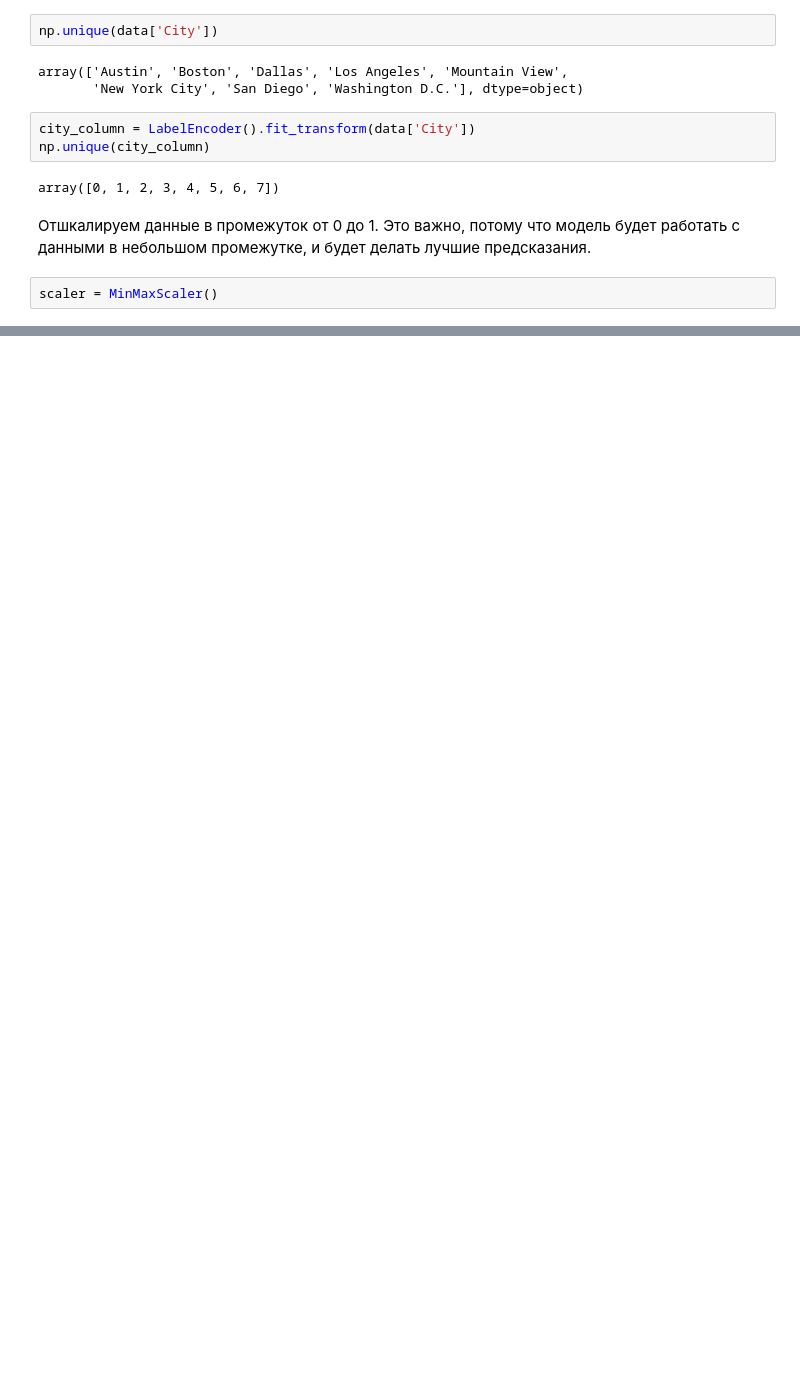
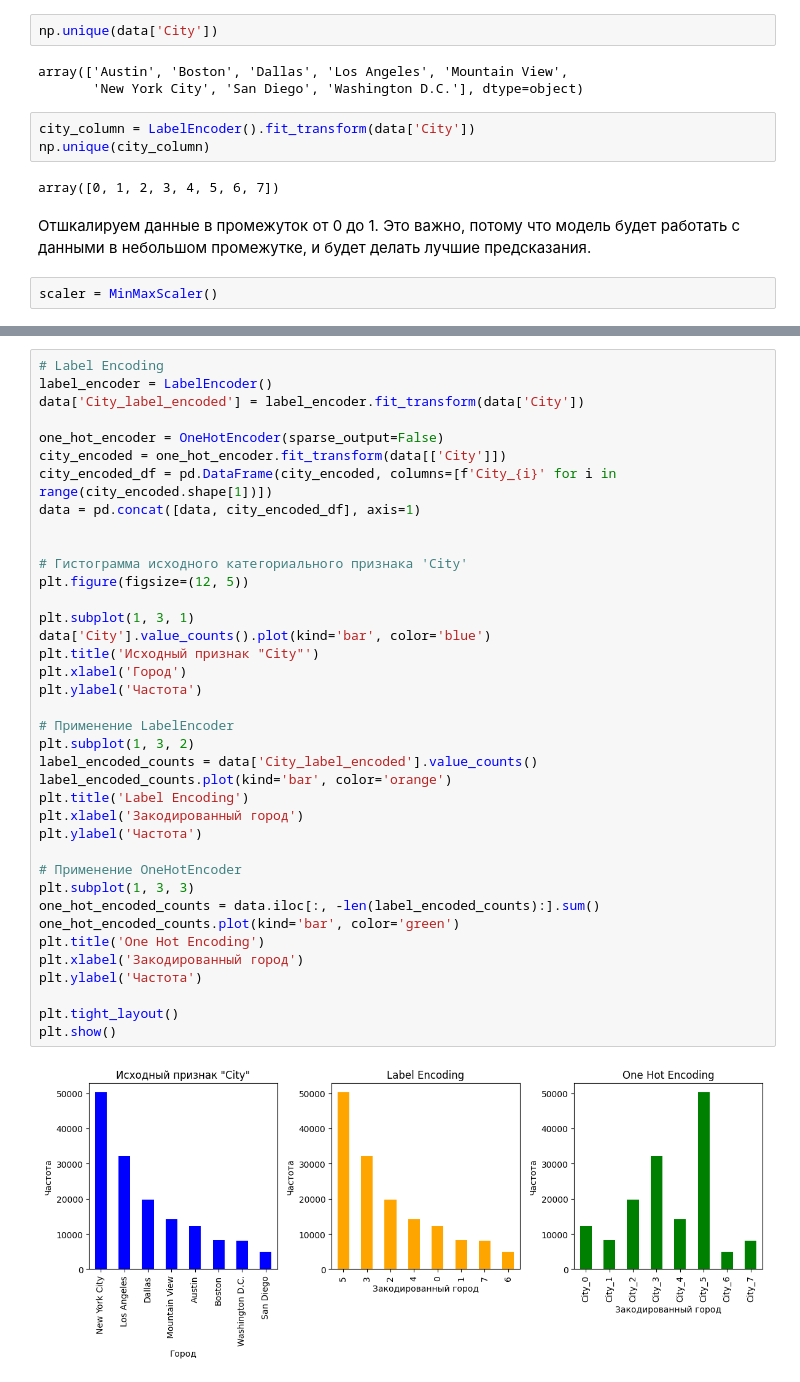
Before and after one commit to lud0m4n/TMO, a Jupyter notebook: РК1_Фруктин_РТ5-61Б.ipynb, the cells around one changed output, grey strips where cells are left out. Saved outputs shown, nothing was run; the diff lists cells and outputs as text; blank space fills up the shorter version.

```diff
--- a/РК1_Фруктин_РТ5-61Б.ipynb
+++ b/РК1_Фруктин_РТ5-61Б.ipynb
@@ -81,0 +94,40 @@ data.head()
+# %%
+# Label Encoding
+label_encoder = LabelEncoder()
+data['City_label_encoded'] = label_encoder.fit_transform(data['City'])
+
+one_hot_encoder = OneHotEncoder(sparse_output=False)
+city_encoded = one_hot_encoder.fit_transform(data[['City']])
+city_encoded_df = pd.DataFrame(city_encoded, columns=[f'City_{i}' for i in range(city_encoded.shape[1])])
+data = pd.concat([data, city_encoded_df], axis=1)
+
+
+# Гистограмма исходного категориального признака 'City'
+plt.figure(figsize=(12, 5))
+
+plt.subplot(1, 3, 1)
+data['City'].value_counts().plot(kind='bar', color='blue')
+plt.title('Исходный признак "City"')
+plt.xlabel('Город')
+plt.ylabel('Частота')
+
+# Применение LabelEncoder
+plt.subplot(1, 3, 2)
+label_encoded_counts = data['City_label_encoded'].value_counts()
+label_encoded_counts.plot(kind='bar', color='orange')
+plt.title('Label Encoding')
+plt.xlabel('Закодированный город')
+plt.ylabel('Частота')
+
+# Применение OneHotEncoder
+plt.subplot(1, 3, 3)
+one_hot_encoded_counts = data.iloc[:, -len(label_encoded_counts):].sum()
+one_hot_encoded_counts.plot(kind='bar', color='green')
+plt.title('One Hot Encoding')
+plt.xlabel('Закодированный город')
+plt.ylabel('Частота')
+
+plt.tight_layout()
+plt.show()
+# %% [output]
+[figure, added]
```
Also changed, not shown: parts of 5 cells of this notebook.
